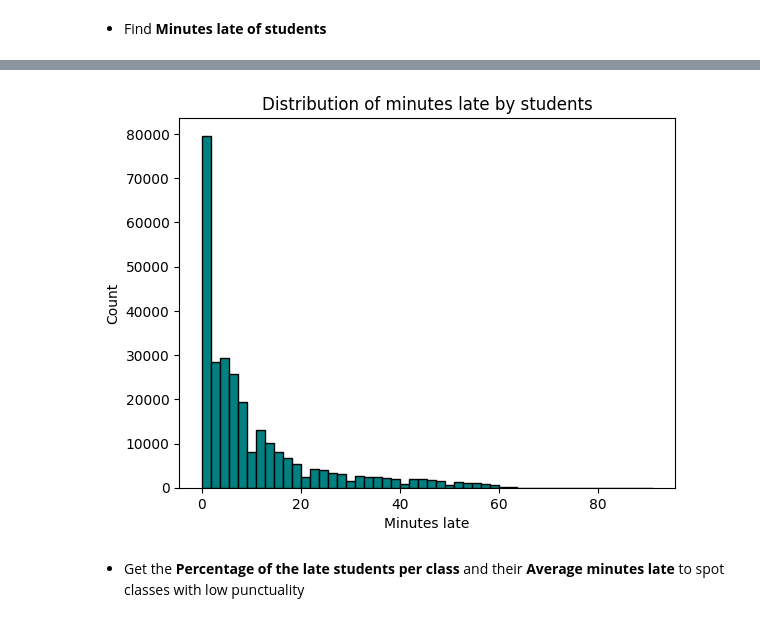
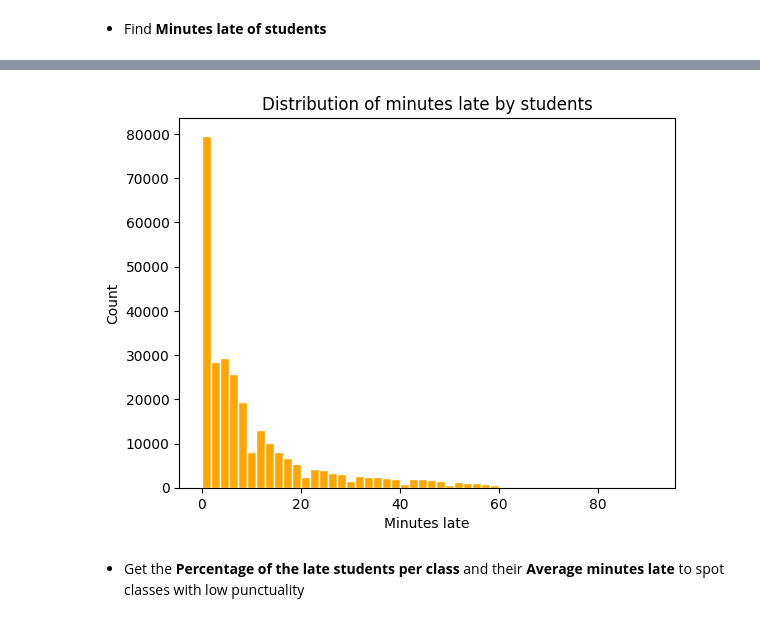
Before and after one commit to tthvan/Customer-Retention-Analysis, a Jupyter notebook: cleanin.ipynb, the cells around one changed output, grey strips where cells are left out. Saved outputs shown, nothing was run; the diff lists cells and outputs as text; code cells hidden in the pictures.

```diff
--- a/cleanin.ipynb
+++ b/cleanin.ipynb
@@ -476,13 +476,13 @@ df.tail()
 | 278216 | 25APENG | 996 9559 8473 | Schedule 9 | schedule9@minhvietacademy.org | 2025-05-05 18:24:38 | 2025-05-05 19:25:37 | 40.0 | 61.0 | ... |
 | 278217 | 25APENG | 996 9559 8473 | Schedule 9 | schedule9@minhvietacademy.org | 2025-05-05 18:24:38 | 2025-05-05 19:25:37 | 40.0 | 61.0 | ... |
 # %%
-plt.hist(df['minutes_late'], bins=50, edgecolor='black', color='teal')
+plt.hist(df['minutes_late'], bins=50, edgecolor='white', color='orange')
 plt.xlabel('Minutes late')
 plt.ylabel('Count')
 plt.title('Distribution of minutes late by students')
 plt.show()
 # %% [output]
-[figure, old version]
+[figure, new version]
 # %% [markdown]
 - Get the **Percentage of the late students per class** and their **Average minutes late** to spot classes with low punctuality
 # %%
```
Also changed, not shown: parts of 11 cells of this notebook.
